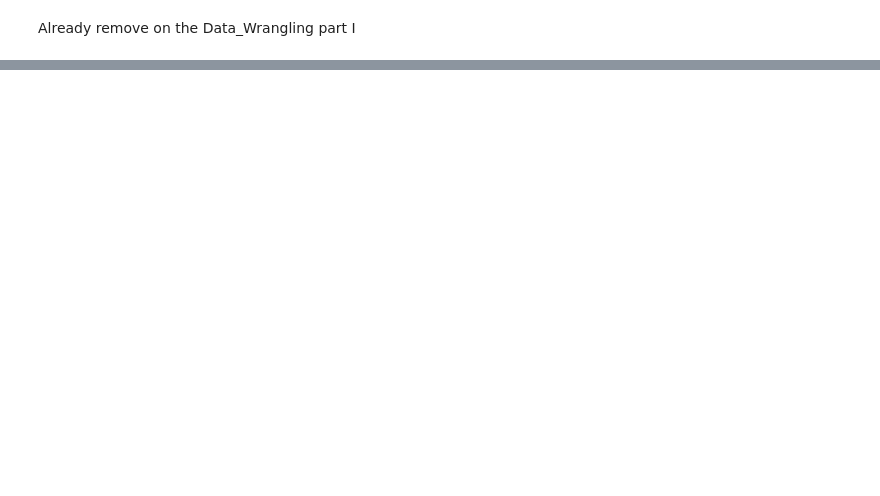
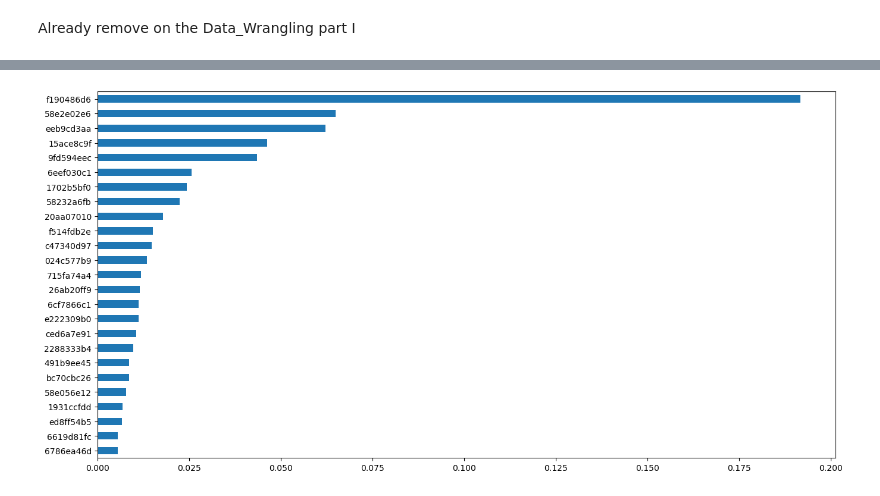
Before and after one commit to thaisangcr7/Capstone_2, a Jupyter notebook: A_Work_Files/EDA_Santander_Value_Prediction.ipynb, the cells around one changed output, grey strips where cells are left out. Cells and saved outputs as stored; diff of their text form; code cells hidden in the pictures; blank space fills up the shorter version.

```diff
--- a/A_Work_Files/EDA_Santander_Value_Prediction.ipynb
+++ b/A_Work_Files/EDA_Santander_Value_Prediction.ipynb
@@ -97,0 +118,5 @@ Test set Size : (49342, 4735)
+# %%
+# Find Feature importance
+clf_gb = GradientBoostingRegressor(random_state = 42)
+clf_gb.fit(X_train, y_train)
+print(clf_gb)
@@ -97,0 +151,10 @@ Test set Size : (49342, 4735)
+# %%
+# GradientBoostingRegressor feature importance - top 25
+feat_importances_gb = pd.Series(clf_gb.feature_importances_, index=X_train.columns)
+feat_importances_gb = feat_importances_gb.nlargest(25)
+plt.figure(figsize=(16,8))
+feat_importances_gb.plot(kind='barh')
+plt.gca().invert_yaxis()
+plt.show()
+# %% [output]
+[figure, added]
```
Also changed, not shown: parts of 26 cells of this notebook.
